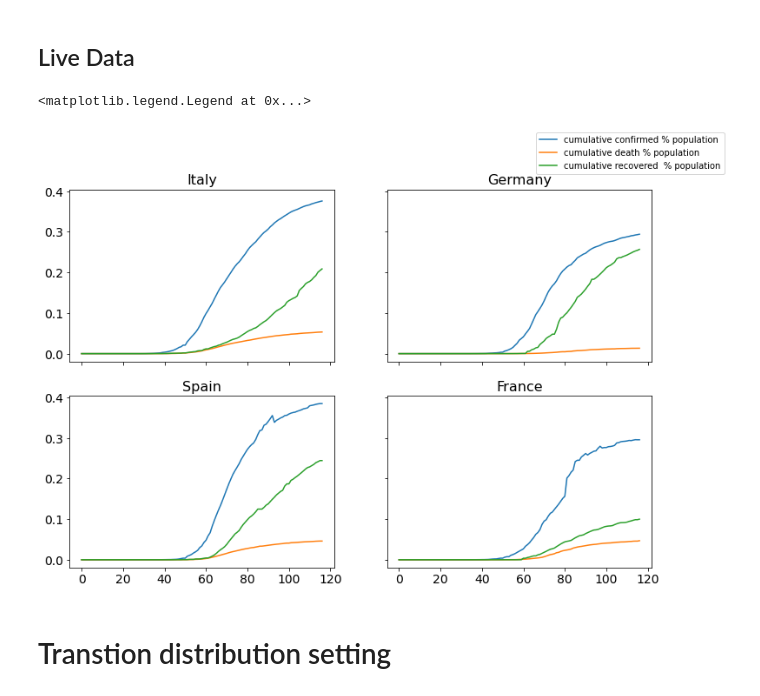
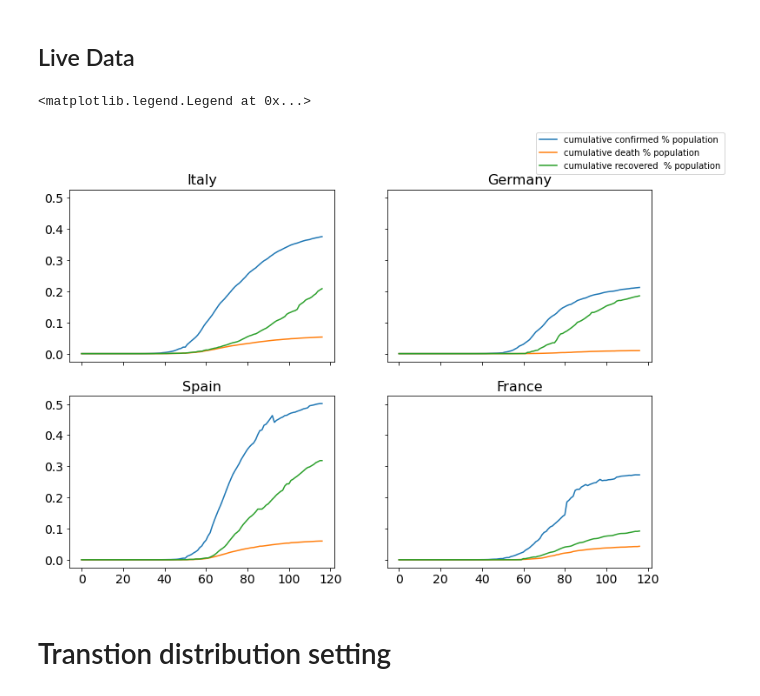
Before and after one commit to akhavan12/discrete_covid_model, a Jupyter notebook: Discrete_ver_09.ipynb, the cells around one changed output. Drawn from its saved outputs; the diff is of its cells as text; code cells hidden in the pictures.

```diff
--- a/Discrete_ver_09.ipynb
+++ b/Discrete_ver_09.ipynb
@@ -50,20 +46,22 @@ def get_actual_ts(key='confirmed',country='Italy',rolling=4,population=60_000_00
   df_['daily'] = df_['cumulative'] - df_['cumulative'].shift(1).fillna(0)
   df_['rolling'] = df_['daily'].rolling(rolling).mean().fillna(0)
   df_['cumulative_percent']= (df_['cumulative'] / population) * 100
+  df_['daily'] = (df_['daily']/ population) * 100
+  df_['daily']=df_['daily'].rolling(10).sum()
   return df_
 # %% [markdown]
 ## Live Data
 # %%
-
-def country_situation(country='Italy',population=60_000_000):
-  df_confirmed=get_actual_ts(key='confirmed',country=country)
-  df_death=get_actual_ts(key='dead',country=country)
-  df_recovered=get_actual_ts(key='recovered',country=country)
+def country_situation(country = 'Italy',population = 60_000_000):
+  df_confirmed=get_actual_ts(key='confirmed',country=country,population=population)
+  df_death=get_actual_ts(key='dead',country=country,population=population)
+  df_recovered=get_actual_ts(key='recovered',country=country,population=population)
 
   act_confirmed = df_confirmed['cumulative_percent'].values
   act_death = df_death['cumulative_percent'].values
   act_recovered =  df_recovered['cumulative_percent'].values
-  return [act_confirmed,act_death,act_recovered]
+  act_daily_confirmed = df_recovered['daily'].values
+  return [act_confirmed,act_death,act_recovered,act_daily_confirmed]
 
 italy_data = country_situation(country = 'Italy',population = 60_000_000)
 germany_data = country_situation(country = 'Germany',population = 83_000_000)
@@ -79,34 +77,34 @@ ax[0].plot(italy_data[1],label='cumulative death % population')
 ax[0].plot(italy_data[2],label='cumulative recovered  % population')
 ax[0].set_title('Italy',fontsize=16)
 ax[0].tick_params(labelsize=14)
 
 
 ax[1].plot(germany_data[0],label=None)
 ax[1].plot(germany_data[1],label=None)
 ax[1].plot(germany_data[2],label=None)
 ax[1].set_title('Germany',fontsize=16)
 ax[1].tick_params(labelsize=14)
 
 
 ax[2].plot(spain_data[0],label=None)
 ax[2].plot(spain_data[1],label=None)
 ax[2].plot(spain_data[2],label=None)
 ax[2].set_title('Spain',fontsize=16)
 ax[2].tick_params(labelsize=14)
 
 
 ax[3].plot(france_data[0],label=None)
 ax[3].plot(france_data[1],label=None)
 ax[3].plot(france_data[2],label=None)
 ax[3].set_title('France',fontsize=16)
 
 ax[3].tick_params(labelsize=14)
 
 
 f.legend()
 # %% [output]
 <matplotlib.legend.Legend at 0x...>
-[figure, old version]
+[figure, new version]
 # %% [markdown]
 # Transtion distribution setting
 # %%
```
Also changed, not shown: parts of 16 cells of this notebook.
